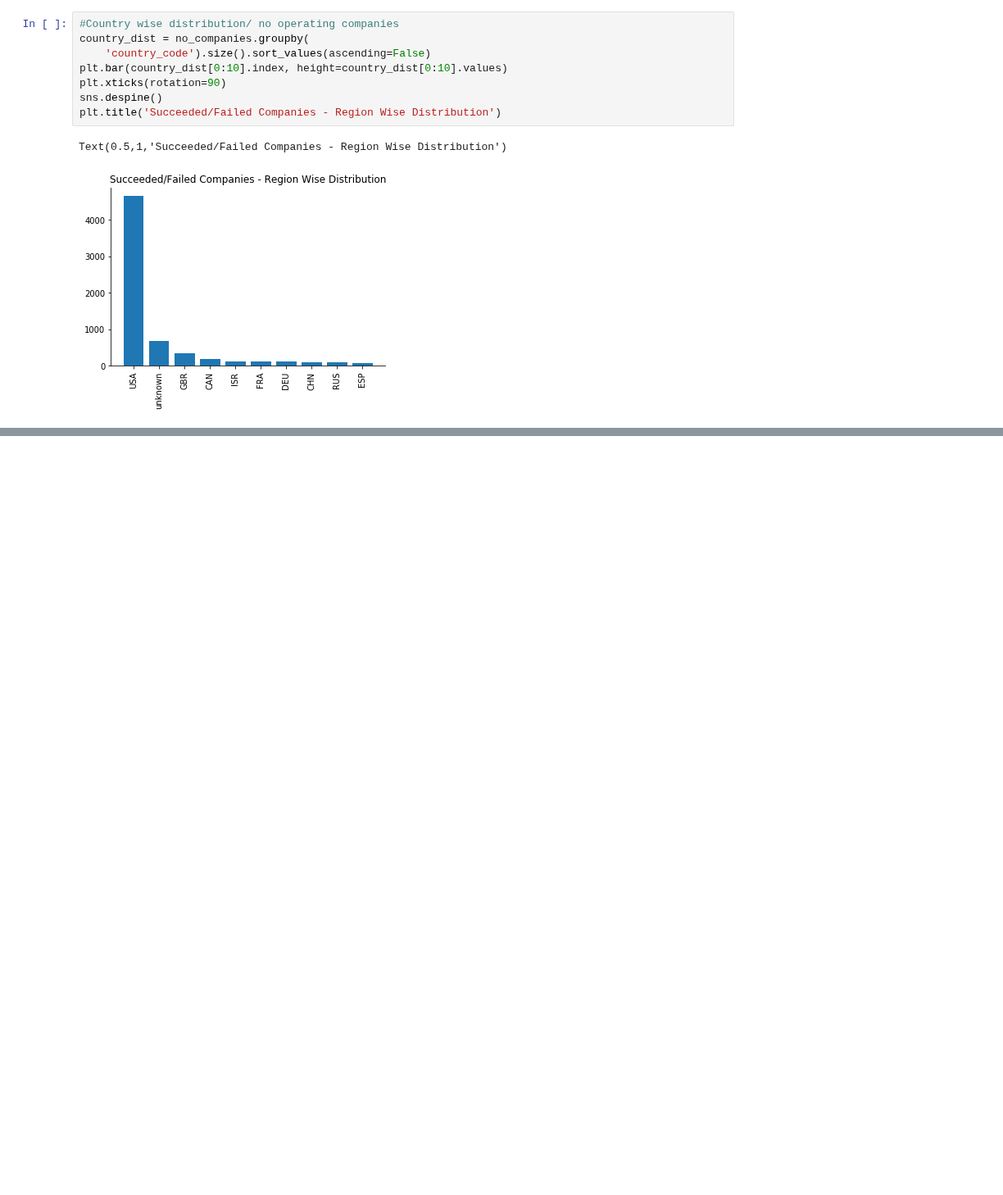
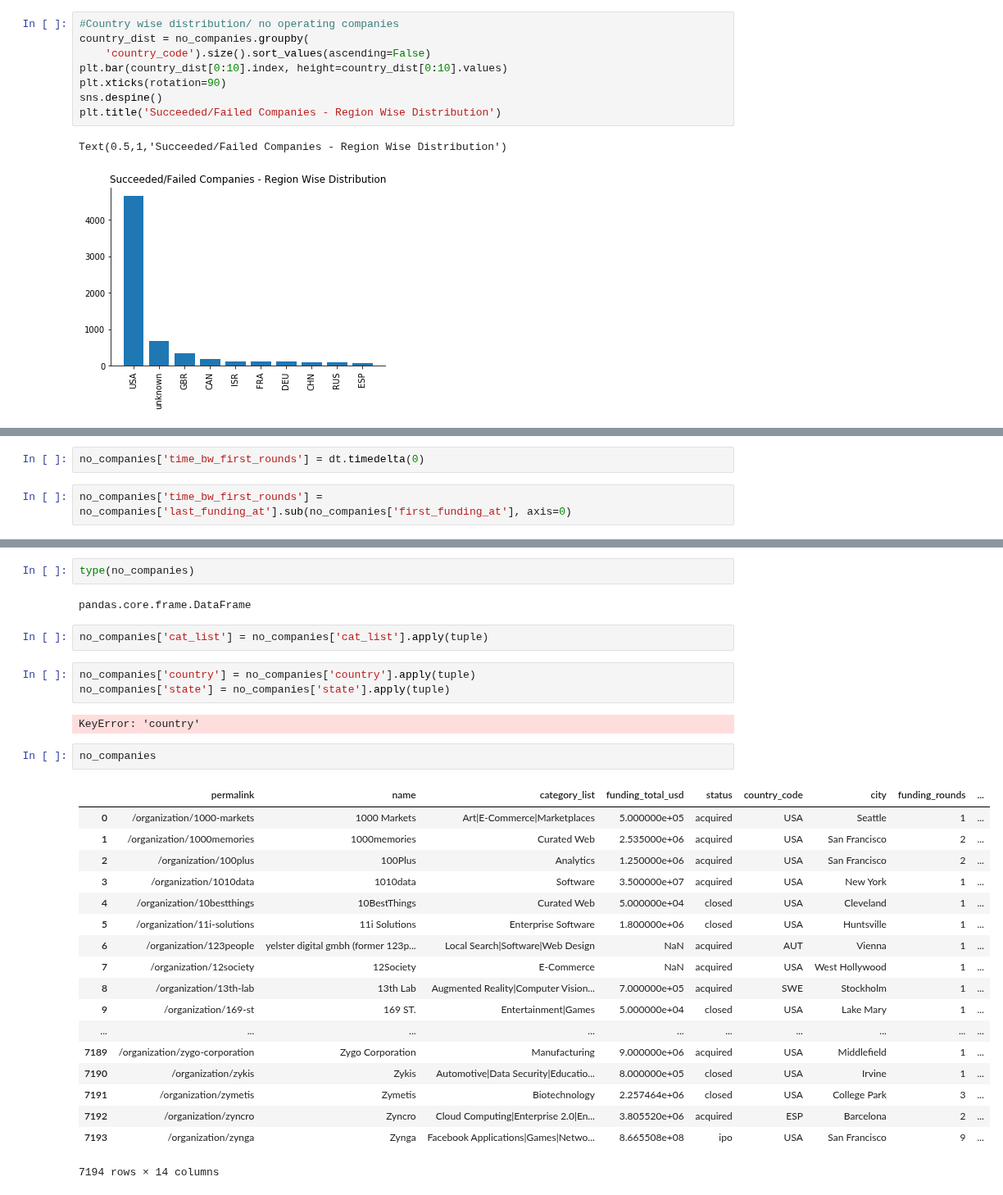
Before and after one commit to salujarohit/ML-Backed-Investment-Decisions-for-VC-, a Jupyter notebook: ML Bancked Investment Decisions .ipynb, the cells around one changed output, grey strips where cells are left out. Shown at 82% size. Saved outputs shown, nothing was run; the diff lists cells and outputs as text; blank space fills up the shorter version.

```diff
--- a/ML Bancked Investment Decisions .ipynb
+++ b/ML Bancked Investment Decisions .ipynb
@@ -334,0 +386,4 @@ Text(0.5,1,'Succeeded/Failed Companies - Region Wise Distribution')
+# %%
+no_companies['time_bw_first_rounds'] = dt.timedelta(0)
+# %%
+no_companies['time_bw_first_rounds'] = no_companies['last_funding_at'].sub(no_companies['first_funding_at'], axis=0)
@@ -334,0 +398,32 @@ Text(0.5,1,'Succeeded/Failed Companies - Region Wise Distribution')
+# %%
+type(no_companies)
+# %% [output]
+pandas.core.frame.DataFrame
+# %%
+no_companies['cat_list'] = no_companies['cat_list'].apply(tuple)
+# %%
+no_companies['country'] = no_companies['country'].apply(tuple)
+no_companies['state'] = no_companies['state'].apply(tuple)
+# %% [output]
+KeyError: 'country'
+# %%
+no_companies
+# %% [output]
+|  | permalink | name | category_list | funding_total_usd | status | country_code | city | funding_rounds | ... |
+| 0 | /organization/1000-markets | 1000 Markets | Art|E-Commerce|Marketplaces | 5.000000e+05 | acquired | USA | Seattle | 1 | ... |
+| 1 | /organization/1000memories | 1000memories | Curated Web | 2.535000e+06 | acquired | USA | San Francisco | 2 | ... |
+| 2 | /organization/100plus | 100Plus | Analytics | 1.250000e+06 | acquired | USA | San Francisco | 2 | ... |
+| 3 | /organization/1010data | 1010data | Software | 3.500000e+07 | acquired | USA | New York | 1 | ... |
+| 4 | /organization/10bestthings | 10BestThings | Curated Web | 5.000000e+04 | closed | USA | Cleveland | 1 | ... |
+| 5 | /organization/11i-solutions | 11i Solutions | Enterprise Software | 1.800000e+06 | closed | USA | Huntsville | 1 | ... |
+| 6 | /organization/123people | yelster digital gmbh (former 123p... | Local Search|Software|Web Design | NaN | acquired | AUT | Vienna | 1 | ... |
+| 7 | /organization/12society | 12Society | E-Commerce | NaN | acquired | USA | West Hollywood | 1 | ... |
+| 8 | /organization/13th-lab | 13th Lab | Augmented Reality|Computer Vision... | 7.000000e+05 | acquired | SWE | Stockholm | 1 | ... |
+| 9 | /organization/169-st | 169 ST. | Entertainment|Games | 5.000000e+04 | closed | USA | Lake Mary | 1 | ... |
+| ... | ... | ... | ... | ... | ... | ... | ... | ... | ... |
+| 7189 | /organization/zygo-corporation | Zygo Corporation | Manufacturing | 9.000000e+06 | acquired | USA | Middlefield | 1 | ... |
+| 7190 | /organization/zykis | Zykis | Automotive|Data Security|Educatio... | 8.000000e+05 | closed | USA | Irvine | 1 | ... |
+| 7191 | /organization/zymetis | Zymetis | Biotechnology | 2.257464e+06 | closed | USA | College Park | 3 | ... |
+| 7192 | /organization/zyncro | Zyncro | Cloud Computing|Enterprise 2.0|En... | 3.805520e+06 | acquired | ESP | Barcelona | 2 | ... |
+| 7193 | /organization/zynga | Zynga | Facebook Applications|Games|Netwo... | 8.665508e+08 | ipo | USA | San Francisco | 9 | ... |
+7194 rows × 14 columns
```
Also changed, not shown: parts of 57 cells of this notebook.
